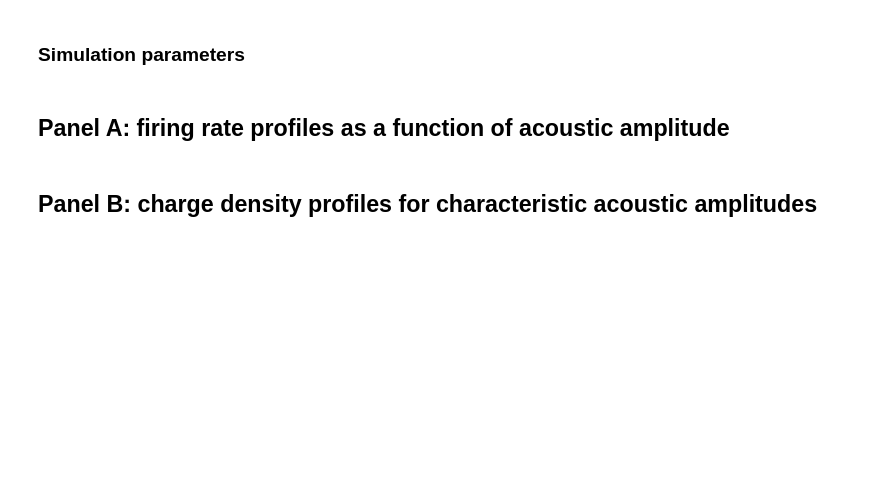
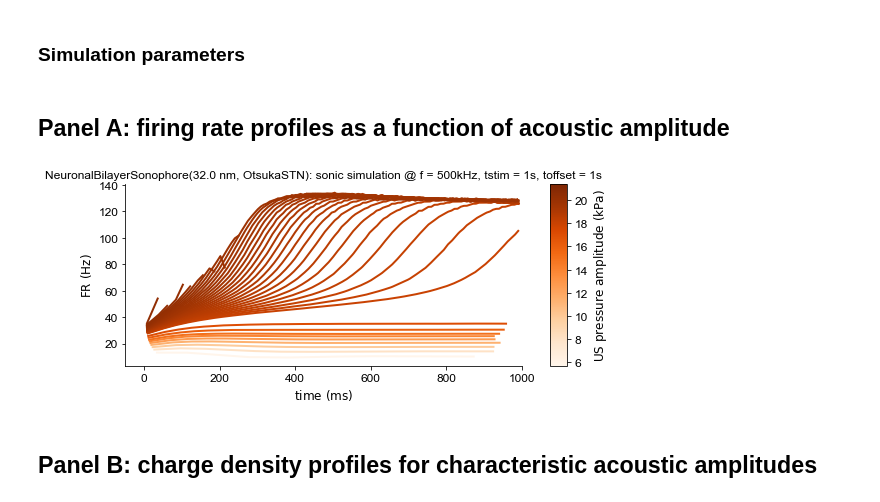
Before and after one commit to tjjlemaire/JNE1685, a Jupyter notebook: figure_09.ipynb, the cells around one changed output. Saved outputs shown, nothing was run; the diff lists cells and outputs as text; code cells hidden in the pictures; blank space fills up the shorter version.

```diff
--- a/figure_09.ipynb
+++ b/figure_09.ipynb
@@ -38,20 +38,24 @@ pp = PulsedProtocol(1.0, 1.0, 100., 1.0)
 cov = 1.0
 pneuron = getPointNeuron('STN')
 nbls = NeuronalBilayerSonophore(a, pneuron)
+
+def getOutputs(amps):
+    queue = [([AcousticDrive(Fdrive, A), pp, cov, 'sonic', None], {'outputdir': subdir}) for A in amps]
+    batch = Batch(nbls.getOutput, queue)
+    return batch.run(mpi=True, loglevel=logger.level)
 # %% [markdown]
 ## Panel A: firing rate profiles as a function of acoustic amplitude
 # %%
 intensities = np.hstack((
         np.arange(10, 101, 10),
         np.arange(101, 131, 1),
         np.array([140])))  # W/m2
 amps = Intensity2Pressure(intensities)  # Pa
-queue = [([AcousticDrive(Fdrive, A), pp, cov, 'sonic', None], {'outputdir': subdir}) for A in amps]
-batch = Batch(nbls.getOutput, queue)
-outputs = batch.run(mpi=True, loglevel=logger.level)
-fig = CompTimeSeries(outputs, 'FR').render(
+fig = CompTimeSeries(getOutputs(amps), 'FR').render(
     patches='none', cmap='Oranges', trange=(0, 1.0), figsize=FR_figsize, fs=fs)
 figs['a'] = fig
+# %% [output]
+[figure, added]
 # %% [markdown]
 ## Panel B: charge density profiles for characteristic acoustic amplitudes
 # %%
```
Also changed, not shown: parts of 1 cell of this notebook, 1 other file.
